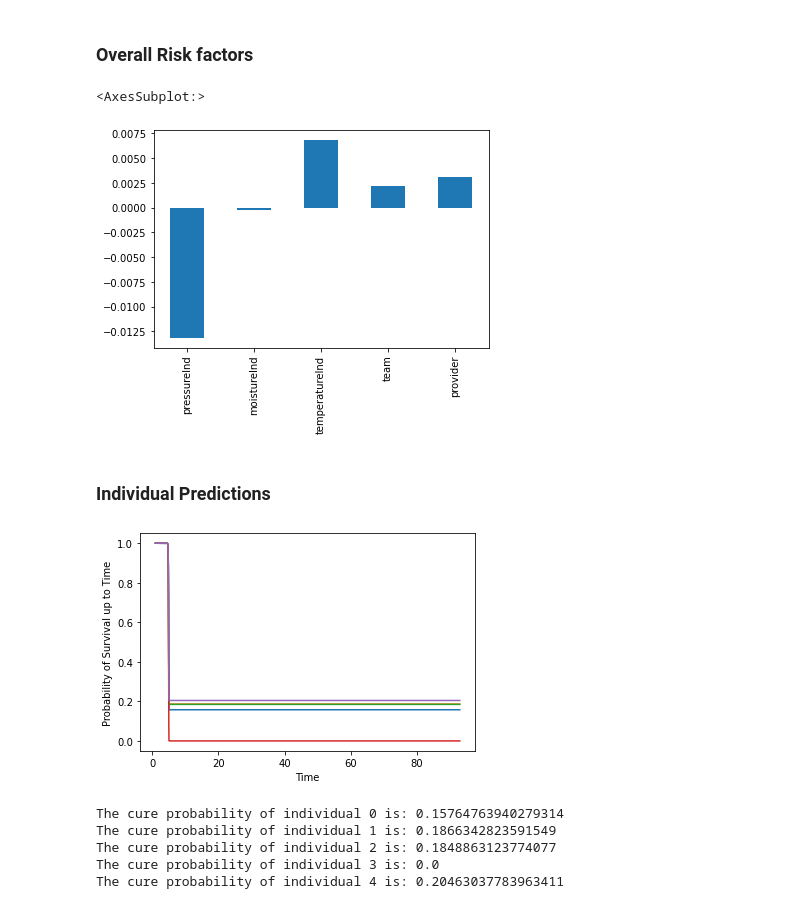
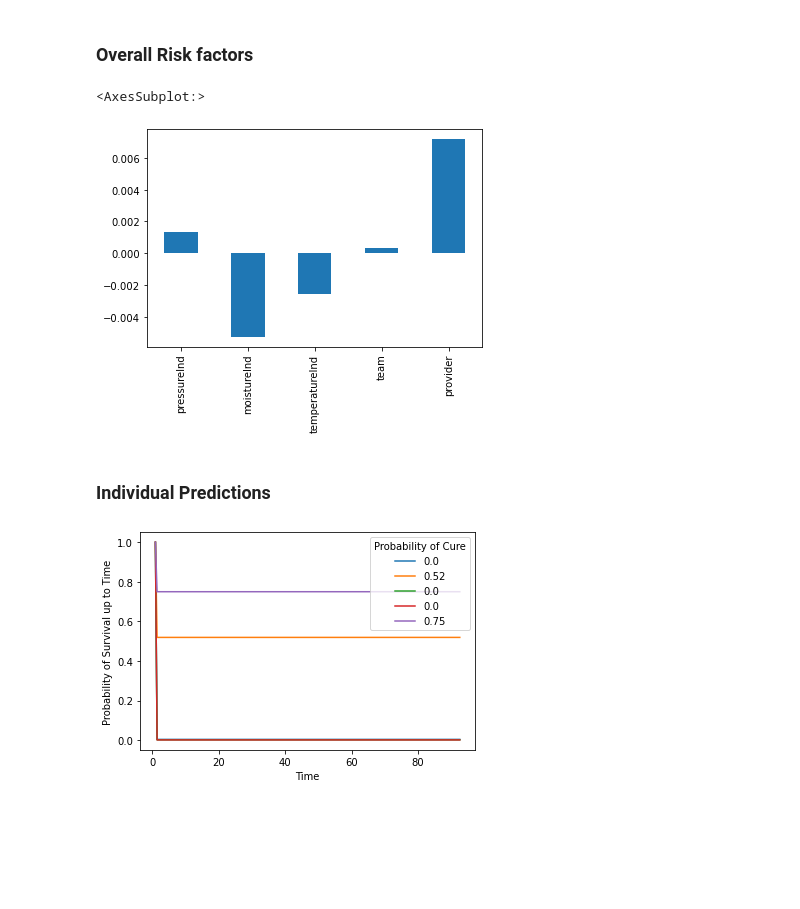
Before and after one commit to Aimpoint-Digital/apd-crs, a Jupyter notebook: docs/tutorials/Manufacturing.ipynb, the cells around one changed output. Drawn from its saved outputs; the diff is of its cells as text; code cells hidden in the pictures; blank space fills up the shorter version.

```diff
--- a/docs/tutorials/Manufacturing.ipynb
+++ b/docs/tutorials/Manufacturing.ipynb
@@ -98,0 +86,5 @@ model.survival_fit(training_data, training_labels, training_times, is_scar=True)
+# %%
+model = SurvivalAnalysis('clustering') #Use Kmeans clustering to assign cure
+#labels prior to fitting with logistic regression for cure probability
+model.survival_fit(training_data, training_labels, training_times, pu_kmeans_init=20)
+#pu_kmeans is number of Kmeans initializations to try
@@ -163,7 +164,7 @@ feats = pd.Series(feats)
 feats.plot.bar()
 # %% [output]
 <AxesSubplot:>
-[figure, old version]
+[figure, new version]
 # %% [markdown]
 ### Individual Predictions
 # %%
@@ -171,27 +172,21 @@ feats.plot.bar()
 
 #We can plot the overall survival function for e.g. the first five indiduals in the test set.
 
-TIMES = np.arange(1, 93, 0.05)
+TIMES = np.arange(1, 93, 0.5)
 repeats_array = np.tile(TIMES, (len(test_data), 1))
 ovpr = model.predict_overall_survival(test_data, repeats_array, test_labels)
+
+#We can include the corresponding probabilities of cure in a legend
+cure_probs =\
+[np.around((model.predict_cure_proba(test_data, test_labels)[0:5,0])[i], decimals=2) for i in range(5)]
 # %%
 import matplotlib.pyplot as plt
 y = ovpr[0:5,:]
 x = TIMES
 plt.plot(x, y.T, )
 plt.xlabel('Time')
 plt.ylabel('Probability of Survival up to Time')
+plt.legend(labels=cure_probs, loc='upper right', title='Probability of Cure')
 plt.show()
 # %% [output]
-[figure, old version]
+[figure, new version]
-# %%
-#Corresponding probabilities of cure:
-
-for i in range(5):
-   print(f'The cure probability of individual {i} is: {(model.predict_cure_proba(test_data, test_labels)[0:5,0])[i]}')
-# %% [output]
-The cure probability of individual 0 is: 0.15764763940279314
-The cure probability of individual 1 is: 0.1866342823591549
-The cure probability of individual 2 is: 0.1848863123774077
-The cure probability of individual 3 is: 0.0
-The cure probability of individual 4 is: 0.20463037783963411
```
Also changed, not shown: parts of 11 cells of this notebook.
